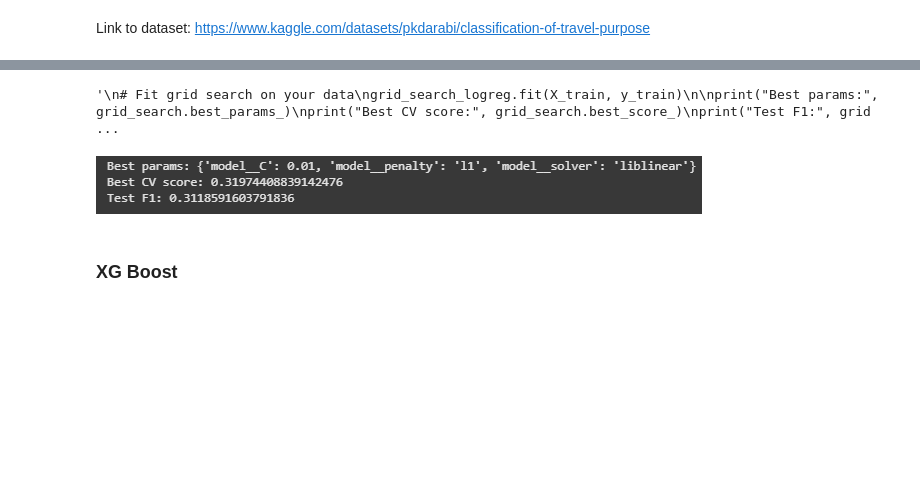
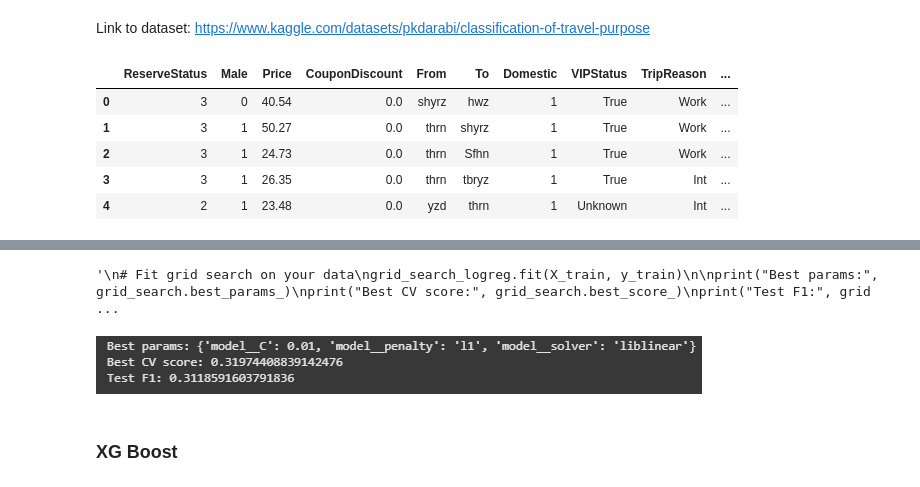
Before and after one commit to staerkjoe/QuantRisk_Colab, a Jupyter notebook: Models.ipynb, the cells around one changed output, grey strips where cells are left out. Drawn from its saved outputs; the diff is of its cells as text; code cells hidden in the pictures; blank space fills up the shorter version.

```diff
--- a/Models.ipynb
+++ b/Models.ipynb
@@ -23,6 +23,15 @@ import time
 # %%
 path = '/content/drive/MyDrive/Colab Notebooks/QantRisk'
 df = pd.read_csv(os.path.join(path, "cleaned_data_new.csv"))
+# %%
+df.head()
+# %% [output]
+|  | ReserveStatus | Male | Price | CouponDiscount | From | To | Domestic | VIPStatus | TripReason | ... |
+| 0 | 3 | 0 | 40.54 | 0.0 | shyrz | hwz | 1 | True | Work | ... |
+| 1 | 3 | 1 | 50.27 | 0.0 | thrn | shyrz | 1 | True | Work | ... |
+| 2 | 3 | 1 | 24.73 | 0.0 | thrn | Sfhn | 1 | True | Work | ... |
+| 3 | 3 | 1 | 26.35 | 0.0 | thrn | tbryz | 1 | True | Int | ... |
+| 4 | 2 | 1 | 23.48 | 0.0 | yzd | thrn | 1 | Unknown | Int | ... |
 # %%
 from sklearn.preprocessing import OneHotEncoder
 from sklearn.compose import ColumnTransformer
```
Also changed, not shown: parts of 6 cells of this notebook.
